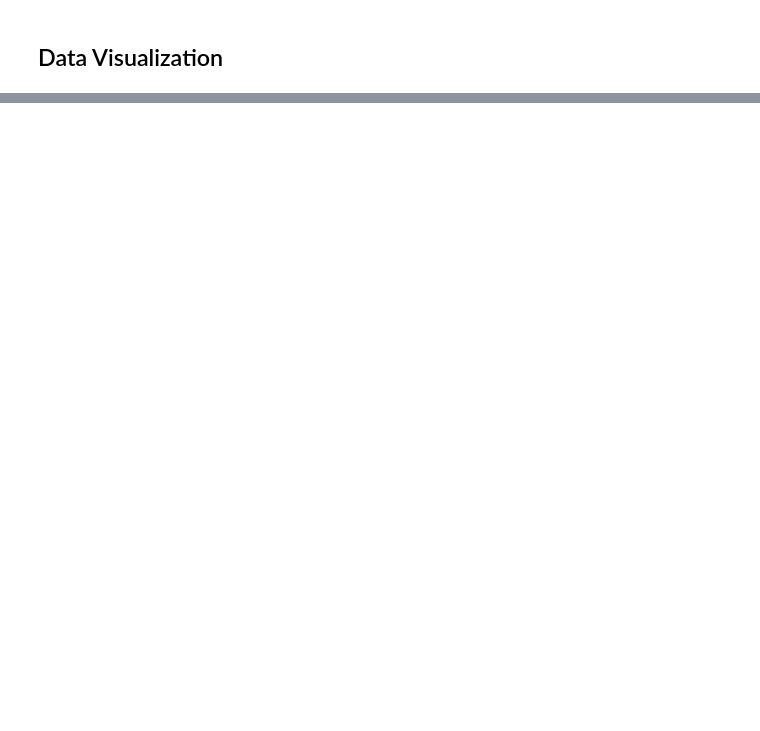
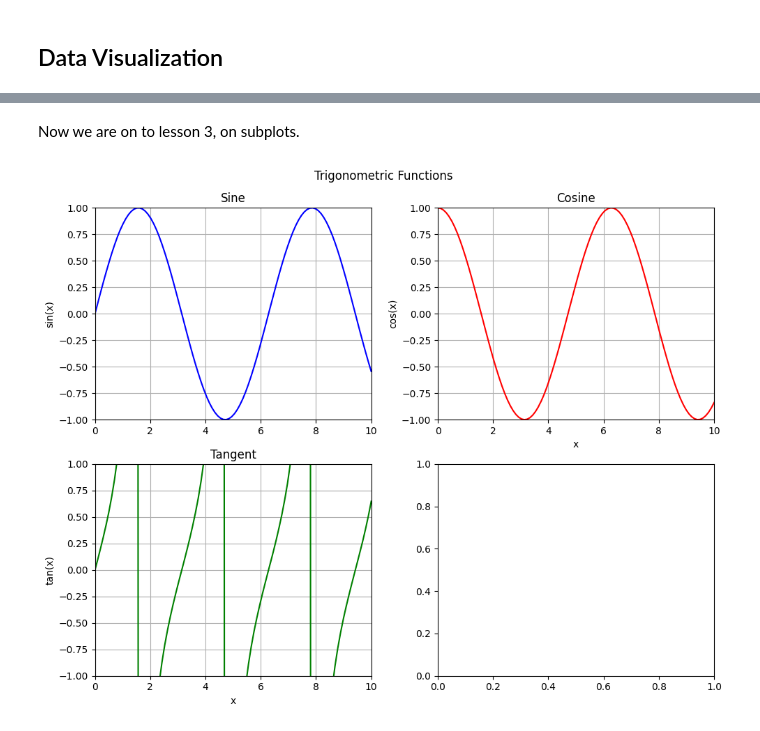
Before and after one commit to chrismuris/experiment-ipynb, a Jupyter notebook: 01-hello-world.ipynb, the cells around one changed output, grey strips where cells are left out. Saved outputs shown, nothing was run; the diff lists cells and outputs as text; code cells hidden in the pictures; blank space fills up the shorter version.

```diff
--- a/01-hello-world.ipynb
+++ b/01-hello-world.ipynb
@@ -38,0 +69,32 @@ plt.show()
+# %% [markdown]
+Now we are on to lesson 3, on subplots.
+# %%
+x = np.linspace(0, 10, 100)
+
+fig, axes = plt.subplots(2, 2, figsize=(10, 8))
+ax1, ax2, ax3, ax4 = axes.flatten()
+fig.suptitle('Trigonometric Functions', fontsize=12)
+
+ax1.plot(x, np.sin(x), color='blue')
+ax1.set_title('Sine')
+ax1.set_ylabel('sin(x)')
+
+ax2.plot(x, np.cos(x), color='red')
+ax2.set_title('Cosine')
+ax2.set_xlabel('x')
+ax2.set_ylabel('cos(x)')
+
+ax3.plot(x, np.tan(x), color='green')
+ax3.set_title('Tangent')
+ax3.set_xlabel('x')
+ax3.set_ylabel('tan(x)')
+
+for ax in (ax1, ax2, ax3):
+    ax.grid(True)
+    ax.set_xlim(0, 10)
+    ax.set_ylim(-1, 1)
+
+plt.tight_layout()
+plt.show()
+# %% [output]
+[figure, added]
```
Also changed, not shown: parts of 4 cells of this notebook, 15 other files.
